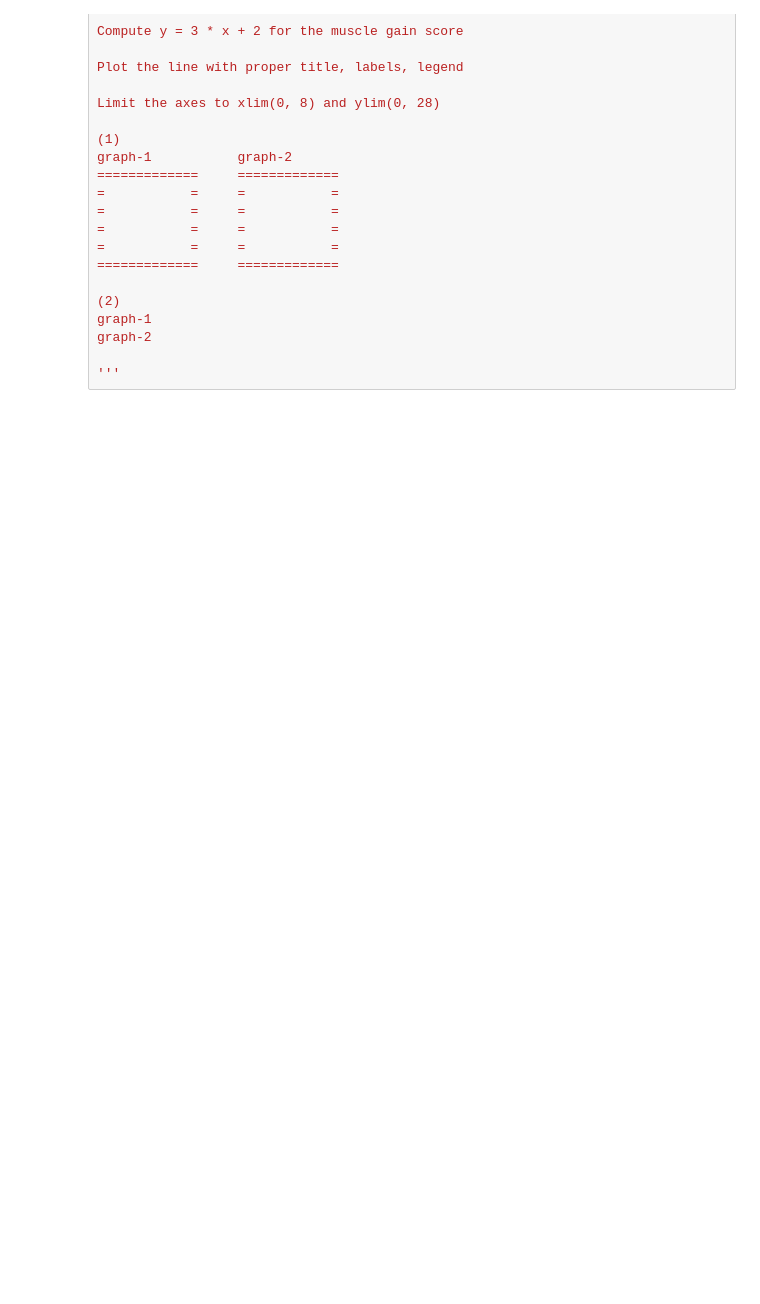
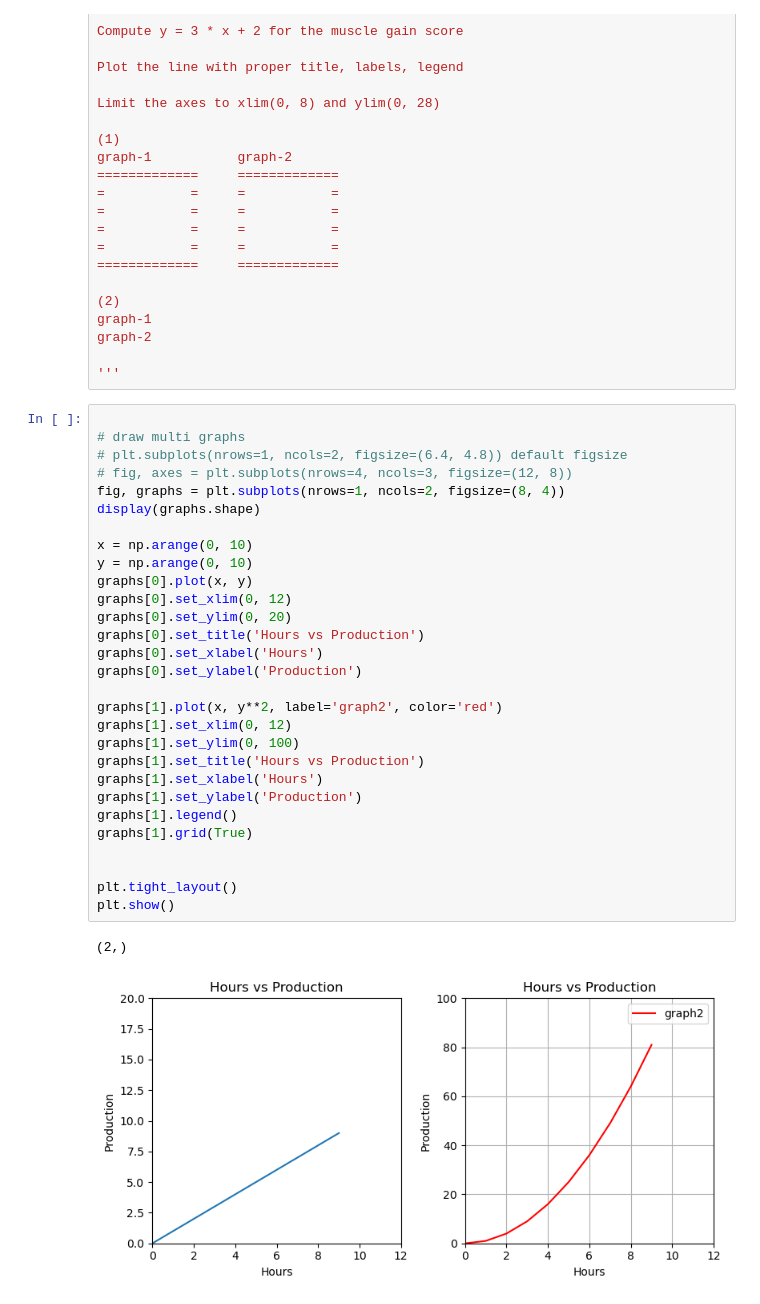
Before and after one commit to pythonai200425/29.09.2025, a Jupyter notebook: matplotlib_290925.ipynb, the cells around one changed output. Saved outputs shown, nothing was run; the diff lists cells and outputs as text; blank space fills up the shorter version.

```diff
--- a/matplotlib_290925.ipynb
+++ b/matplotlib_290925.ipynb
@@ -166,3 +166,35 @@ graph-1
 graph-2
 
 '''
+# %%
+
+# draw multi graphs
+# plt.subplots(nrows=1, ncols=2, figsize=(6.4, 4.8)) default figsize
+# fig, axes = plt.subplots(nrows=4, ncols=3, figsize=(12, 8))
+fig, graphs = plt.subplots(nrows=1, ncols=2, figsize=(8, 4))
+display(graphs.shape)
+
+x = np.arange(0, 10)
+y = np.arange(0, 10)
+graphs[0].plot(x, y)
+graphs[0].set_xlim(0, 12)
+graphs[0].set_ylim(0, 20)
+graphs[0].set_title('Hours vs Production')
+graphs[0].set_xlabel('Hours')
+graphs[0].set_ylabel('Production')
+
+graphs[1].plot(x, y**2, label='graph2', color='red')
+graphs[1].set_xlim(0, 12)
+graphs[1].set_ylim(0, 100)
+graphs[1].set_title('Hours vs Production')
+graphs[1].set_xlabel('Hours')
+graphs[1].set_ylabel('Production')
+graphs[1].legend()
+graphs[1].grid(True)
+
+
+plt.tight_layout()
+plt.show()
+# %% [output]
+(2,)
+[figure, added]
```
Also changed, not shown: parts of 1 cell of this notebook.
